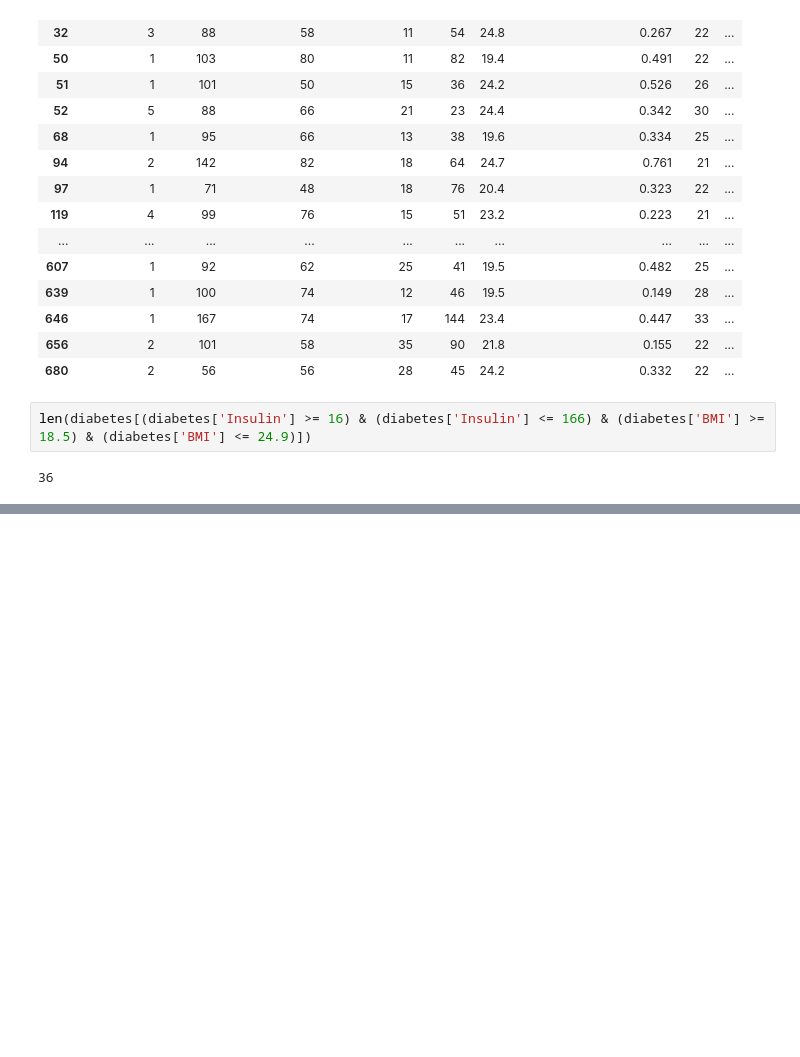
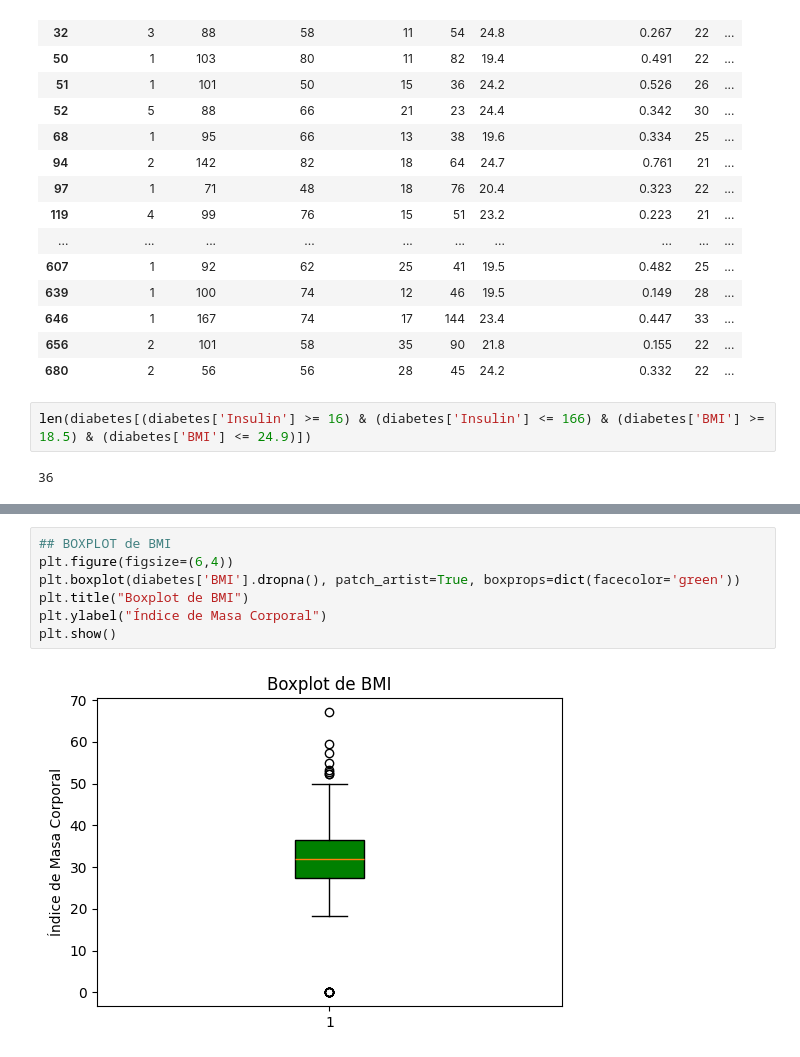
Before and after one commit to SofiaSacoto/LaboratorioGit, a Jupyter notebook: EstadisticaDescriptiva_SofiaSacoto.ipynb, the cells around one changed output, grey strips where cells are left out. Drawn from its saved outputs; the diff is of its cells as text; blank space fills up the shorter version.

```diff
--- a/EstadisticaDescriptiva_SofiaSacoto.ipynb
+++ b/EstadisticaDescriptiva_SofiaSacoto.ipynb
@@ -194,0 +236,9 @@ len(diabetes[(diabetes['Insulin'] >= 16) & (diabetes['Insulin'] <= 166) & (diabe
+# %%
+## BOXPLOT de BMI
+plt.figure(figsize=(6,4))
+plt.boxplot(diabetes['BMI'].dropna(), patch_artist=True, boxprops=dict(facecolor='green'))
+plt.title("Boxplot de BMI")
+plt.ylabel("Índice de Masa Corporal")
+plt.show()
+# %% [output]
+[figure, added]
```
Also changed, not shown: parts of 17 cells of this notebook.
